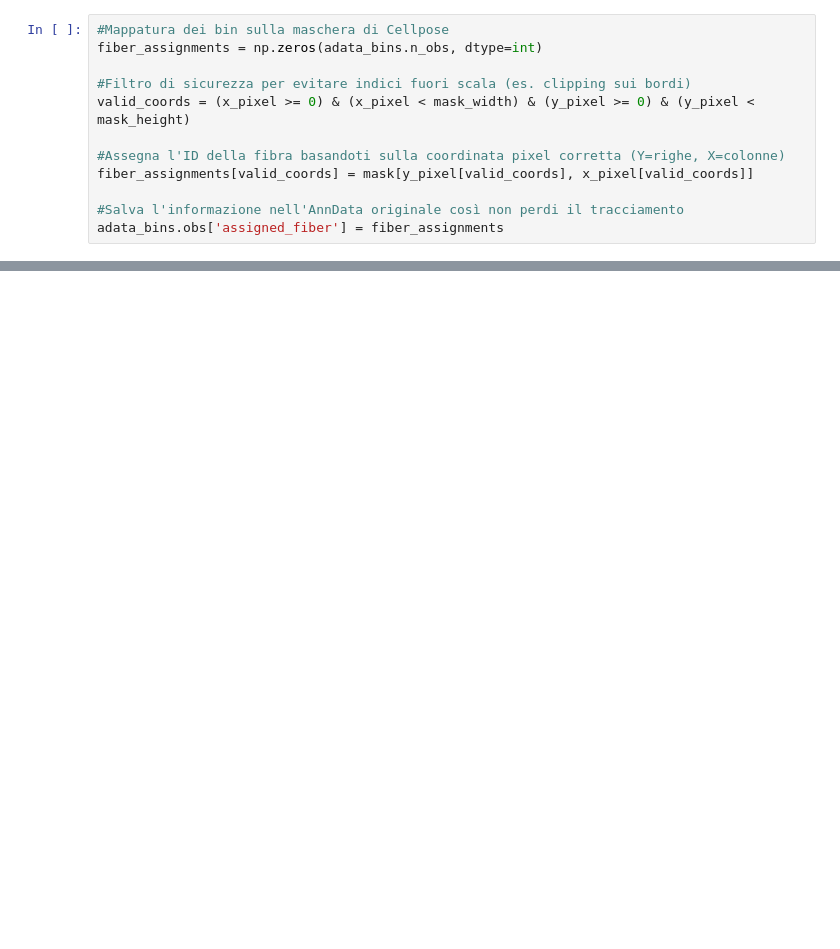
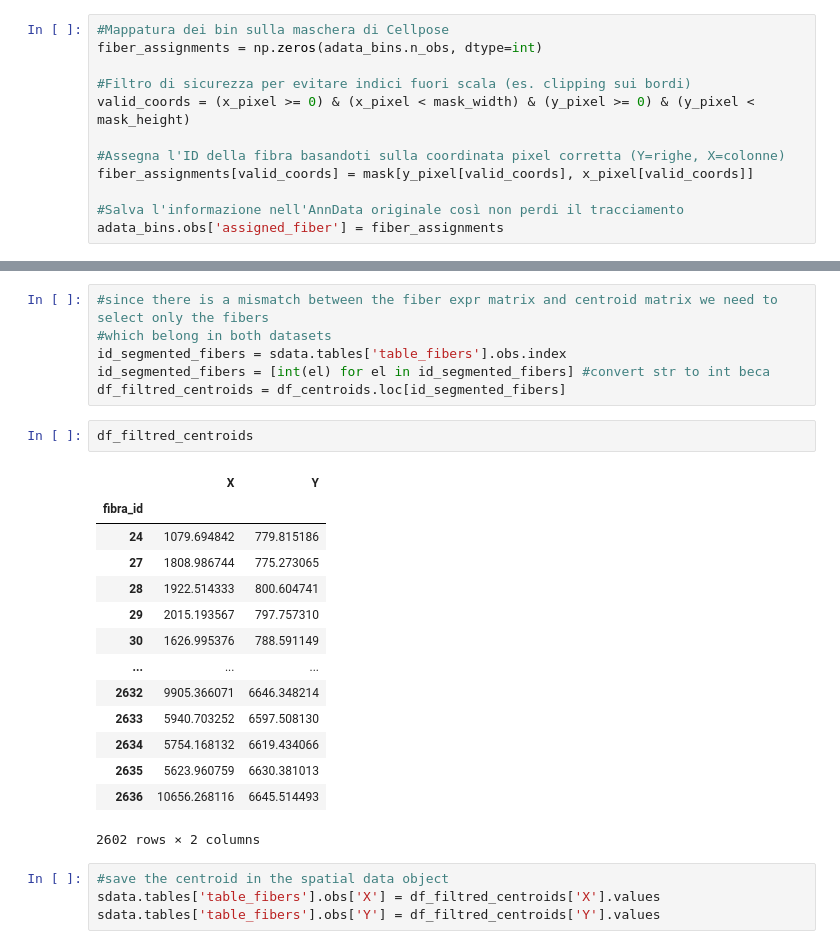
Before and after one commit to Rankstrait/Spatial-Transcriptomic, a Jupyter notebook: notebooks/fibers_assignment.ipynb, the cells around one changed output, grey strips where cells are left out. Drawn from its saved outputs; the diff is of its cells as text; blank space fills up the shorter version.

```diff
--- a/notebooks/fibers_assignment.ipynb
+++ b/notebooks/fibers_assignment.ipynb
@@ -179,0 +326,27 @@ sdata.tables['filtered'].obs
+# %%
+#since there is a mismatch between the fiber expr matrix and centroid matrix we need to select only the fibers
+#which belong in both datasets
+id_segmented_fibers = sdata.tables['table_fibers'].obs.index
+id_segmented_fibers = [int(el) for el in id_segmented_fibers] #convert str to int beca
+df_filtred_centroids = df_centroids.loc[id_segmented_fibers]
+# %%
+df_filtred_centroids
+# %% [output]
+|  | X | Y |
+| fibra_id |  |  |
+| 24 | 1079.694842 | 779.815186 |
+| 27 | 1808.986744 | 775.273065 |
+| 28 | 1922.514333 | 800.604741 |
+| 29 | 2015.193567 | 797.757310 |
+| 30 | 1626.995376 | 788.591149 |
+| ... | ... | ... |
+| 2632 | 9905.366071 | 6646.348214 |
+| 2633 | 5940.703252 | 6597.508130 |
+| 2634 | 5754.168132 | 6619.434066 |
+| 2635 | 5623.960759 | 6630.381013 |
+| 2636 | 10656.268116 | 6645.514493 |
+2602 rows × 2 columns
+# %%
+#save the centroid in the spatial data object
+sdata.tables['table_fibers'].obs['X'] = df_filtred_centroids['X'].values
+sdata.tables['table_fibers'].obs['Y'] = df_filtred_centroids['Y'].values
```
Also changed, not shown: parts of 58 cells of this notebook, 5 other files.
